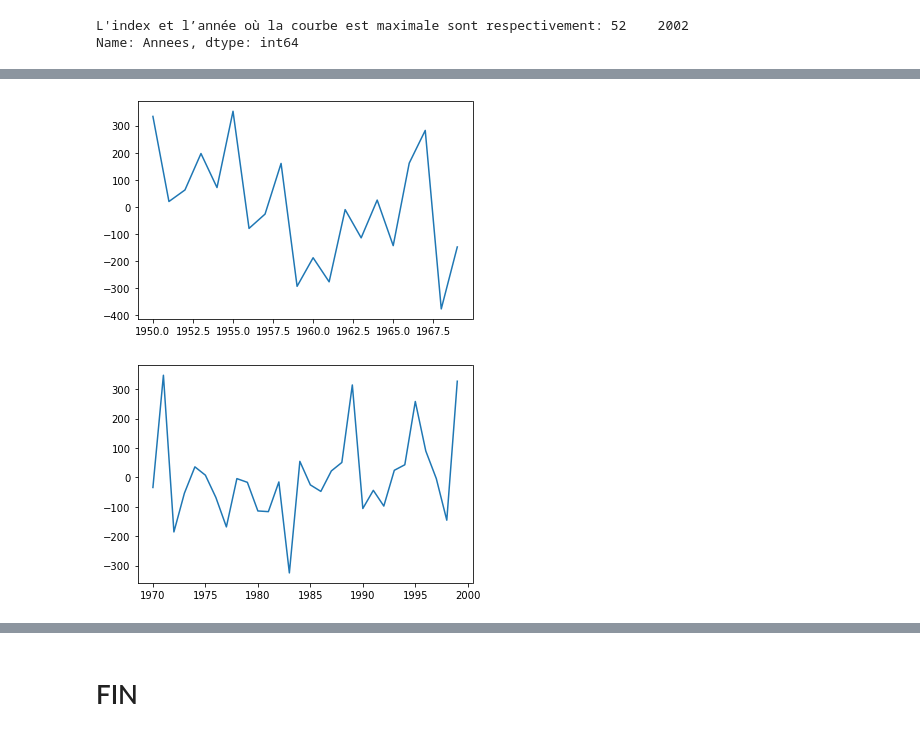
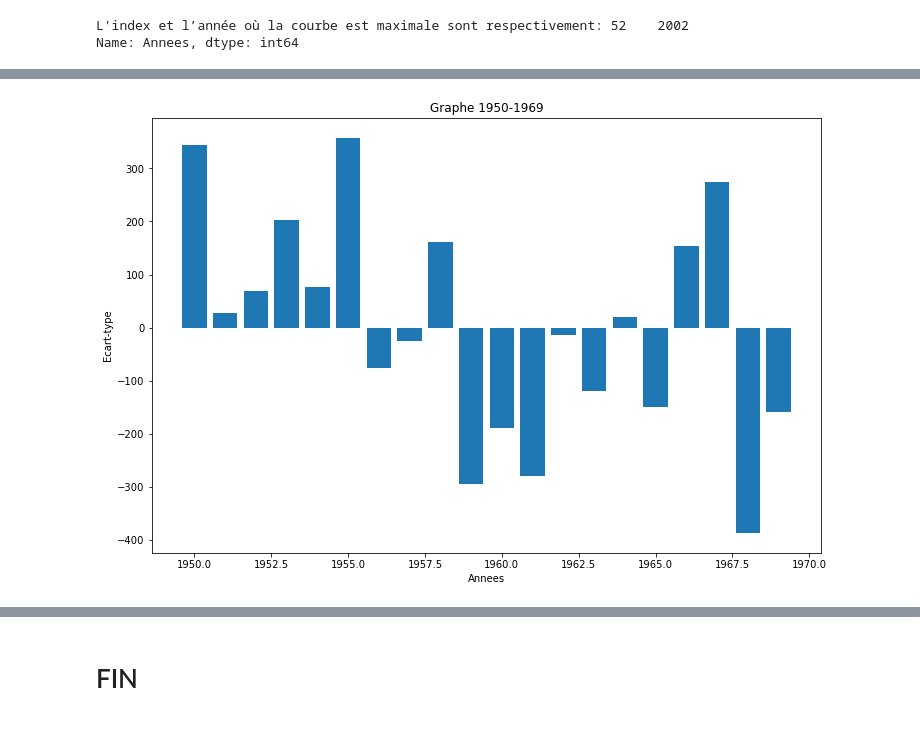
Before and after one commit to Ousoka/Cas_Pratique1, a Jupyter notebook: Cas_Pratique1.ipynb, the cells around one changed output, grey strips where cells are left out. Cells and saved outputs as stored; diff of their text form; code cells hidden in the pictures.

```diff
--- a/Cas_Pratique1.ipynb
+++ b/Cas_Pratique1.ipynb
@@ -99,3 +107,6 @@ Oct               164.0
 Nov                 0.0
 Dec                 0.0
 Name: 52, dtype: object
+# %%
+pf2=pf.iloc[:, 2:]
+pf2
@@ -102,7 +127,11 @@ Name: 52, dtype: object
 # %%
 #Question 6
+
+#Moyenne mensuelle au cours des années 1950-1969
 #Entre 1950-1969
-pf2=pf.iloc[0:20]
-m1=pf2.mean(axis=1)
-m1
+idx3=pf.index[(pf['Annees'] == 1969)].tolist()[0]
+pf_5069=pf2.iloc[0:idx3+1]
+pf_5069=np.array(pf_5069)
+pf3=np.nanmean(pf_5069,axis=0)
+pf3
 # %% [output]
@@ -207,5 +181,5 @@ plt.show()
 # %%
 #Question10
-SP=pf.sum(axis=1)
+SP=pf2.sum(axis=1)
 SP
 # %% [output]
@@ -247,35 +225,24 @@ plt.show()
 # %%
 #Question12
+Years1=pf.Annees[0:idx3+1]
 #Entre 1950-1969
-SP2=pf2.sum(axis=1)
+SP2=pf2.iloc[0:idx3+1]
+SP2=SP2.sum(axis=1)
 v=SP2.mean()
 newSP2=[]
 for i in range(len(SP2)):
     n=SP2[i]-v
     newSP2.append(n)
 #la courbe de la différence obtenue à la question précédente en fonction des années allant de  [1950, 1969]:
 import matplotlib.pyplot as plt
-plt.plot(pf2.Annees,newSP2)
-#****************Q13***************************
+fig2,ax2=plt.subplots(figsize=(12,8))
+plt.bar(Years1,newSP2,0.8)
+plt.title("Graphe 1950-1969")
+plt.xlabel("Annees")
+plt.ylabel("Ecart-type")
+#****************Q13_OK***************************
 plt.savefig('1950-1969.png')
-#****************Q13***************************
+#****************Q13_OK***************************
 plt.show()
 # %% [output]
-[figure, old version]
+[figure, new version]
-# %%
-#Entre 1970-1999
-SP3=pf3.sum(axis=1)
-w=SP3.mean()
-newSP3=[]
-for i in range(20,50):
-    l=SP3[i]-w
-    newSP3.append(l)
-#la courbe de la différence obtenue à la question précédente en fonction des années allant de  [1970, 1999]:
-import matplotlib.pyplot as plt
-plt.plot(pf3.Annees,newSP3)
-#****************Q13***************************
-plt.savefig('1970-1999.png')
-#****************Q13***************************
-plt.show()
-# %% [output]
-[figure, removed]
```
Also changed, not shown: parts of 23 cells of this notebook.
